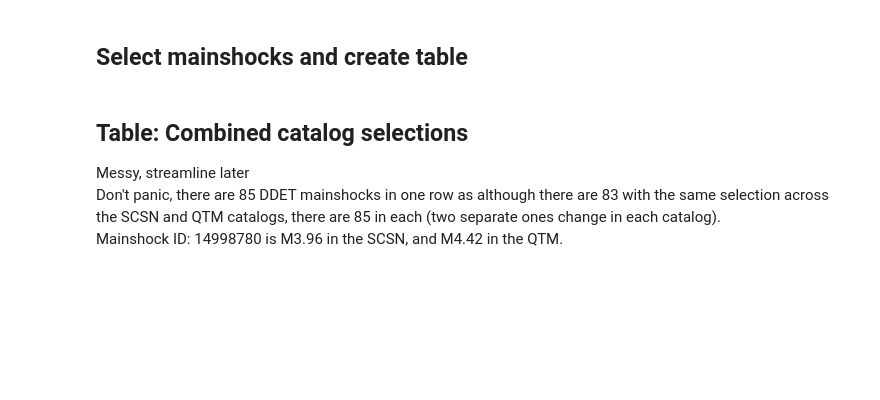
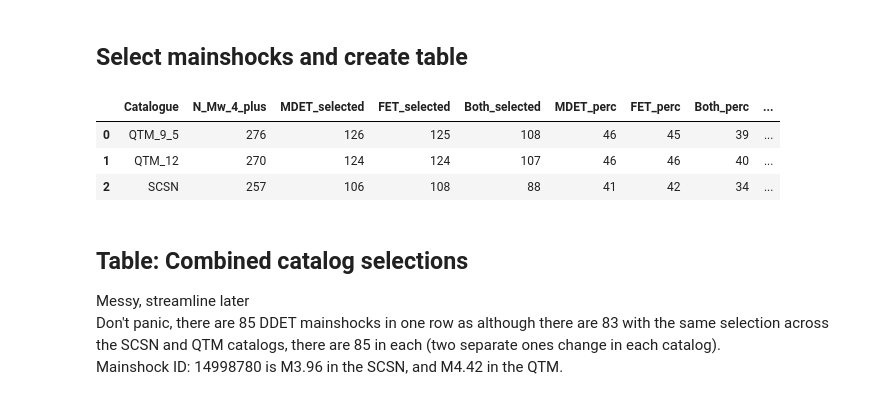
Before and after one commit to RussellAzadKhan/foreshock_rate_estimates, a Jupyter notebook: workflow.ipynb, the cells around one changed output. Drawn from its saved outputs; the diff is of its cells as text; code cells hidden in the pictures; blank space fills up the shorter version.

```diff
--- a/workflow.ipynb
+++ b/workflow.ipynb
@@ -111,7 +116,7 @@ start_date = dt.datetime(2008, 1, 1)
 end_date = dt.datetime(2018, 1, 1)
 catalogue_dict = {}
 for name in catalogue_names:
-    catalogue_file = pd.read_csv(f"../../catalogues/reformatted/{name}_reformat.csv")
+    catalogue_file = pd.read_csv(f"../../local_workspace/catalogues/reformatted/{name}_reformat.csv")
     utils.string_to_datetime_df(catalogue_file)
     catalogue_file = catalogue_file.loc[(catalogue_file['DATETIME'] >= start_date) &\
                                         (catalogue_file['DATETIME'] < end_date)].copy()
@@ -121,7 +126,7 @@ for name in catalogue_names:
 
 mainshock_dict = {}
 for name, data in catalogue_dict.items():
-    mainshock_file = pd.read_csv(f'../data/{name}/mainshocks.csv')
+    mainshock_file = pd.read_csv(f"../../local_workspace/paper_1/data/{name}/mainshocks.csv")
     utils.string_to_datetime_df(mainshock_file)
     # mainshock_file.to_csv(f'../data/{name}/mainshocks.csv', index=False)
     mainshock_dict[name] = mainshock_file
@@ -166,12 +171,12 @@ merged_mainshocks_catalog = pd.merge(pd.merge(mainshocks_in_all_SCSN, mainshocks
 
 DDET_mainshocks = merged_mainshocks_catalog.loc[merged_mainshocks_catalog['Selection']=='Both'].copy()
 
-station_df = pd.read_csv('../../catalogues/reformatted/stations_SCEDC.csv')
+station_df = pd.read_csv('../../local_workspace/catalogues/reformatted/stations_SCEDC.csv')
 for col in ['ONDATE', 'OFFDATE']:
     station_df[col] = station_df[col].apply(lambda x: parser.parse(x))
 station_no_dup = station_df.drop_duplicates(subset='STA')
 
-good_mainshocks = pd.read_csv('../outputs/good_mainshocks.csv')
+good_mainshocks = pd.read_csv('../../local_workspace/paper_1/outputs/good_mainshocks.csv')
 utils.string_to_datetime_df(good_mainshocks)
 
 # Combined_DDET = pd.read_csv('../outputs/combined_DDET.csv')
@@ -578,37 +597,42 @@ for name, data in catalogue_dict.items():
     mainshock_file = mainshock_file.loc[mainshock_file['DATETIME']>=dt.datetime(2009,1,1)].copy()
     statseis.get_Mcs_400(mainshock_file, earthquake_catalogue=data, catalogue_name=name, min_n=275, max_r=50)
     Path(f'../data/{name}/').mkdir(parents=True, exist_ok=True)
-    mainshock_file.to_csv(f'../data/{name}/mainshocks.csv', index=False)
+    # mainshock_file.to_csv(f'../data/{name}/mainshocks.csv', index=False)
     both_selected = len(mainshock_file.loc[mainshock_file['Selection']=='Both'])
     MDET_selected = len(mainshock_file.loc[mainshock_file['Selection']=='MDET']) + both_selected
     FET_selected = len(mainshock_file.loc[mainshock_file['Selection']=='FET']) + both_selected
 
     N_Mw_4 =  len(mainshock_file)
     median_Mc = np.median(mainshock_file['Mc'])
     mean_Mc = np.mean(mainshock_file['Mc'])
     mainshock_table.append({'Catalogue':name,
                             'N_Mw_4_plus':N_Mw_4,
                             'MDET_selected':MDET_selected,
                             'FET_selected':FET_selected,
                             'Both_selected':both_selected,
                             'MDET_perc':round(100*MDET_selected/N_Mw_4),
                             'FET_perc':round(100*FET_selected/N_Mw_4),
                             'Both_perc':round(100*both_selected/N_Mw_4),
                             'median_Mc':median_Mc,
                             'mean_Mc':mean_Mc
                             })
     mainshock_dict[name] = mainshock_file
 
 SCSN_mainshocks = mainshock_dict['SCSN']
 QTM_12_mainshocks = mainshock_dict['QTM_12']
 QTM_9_5_mainshocks = mainshock_dict['QTM_9_5']
 
 mainshock_dict['Combined'] = pd.merge(pd.merge(SCSN_mainshocks, QTM_12_mainshocks, on='ID', how='inner', suffixes=('', '_QTM_12')), QTM_9_5_mainshocks, how='inner', on='ID', suffixes=('_SCSN', '_QTM_9_5'))
 Combined_mainshocks = mainshock_dict['Combined'].copy()
 
 mainshock_table = pd.DataFrame.from_dict(mainshock_table)
-mainshock_table.to_csv('../outputs/tables/mainshock_table.csv', index=False)
+# mainshock_table.to_csv('../outputs/tables/mainshock_table.csv', index=False)
 mainshock_table
+# %% [output]
+|  | Catalogue | N_Mw_4_plus | MDET_selected | FET_selected | Both_selected | MDET_perc | FET_perc | Both_perc | ... |
+| 0 | QTM_9_5 | 276 | 126 | 125 | 108 | 46 | 45 | 39 | ... |
+| 1 | QTM_12 | 270 | 124 | 124 | 107 | 46 | 46 | 40 | ... |
+| 2 | SCSN | 257 | 106 | 108 | 88 | 41 | 42 | 34 | ... |
 # %% [markdown]
 ## Table: Combined catalog selections
 Messy, streamline later
```
Also changed, not shown: parts of 3 cells of this notebook, 4 other files.
